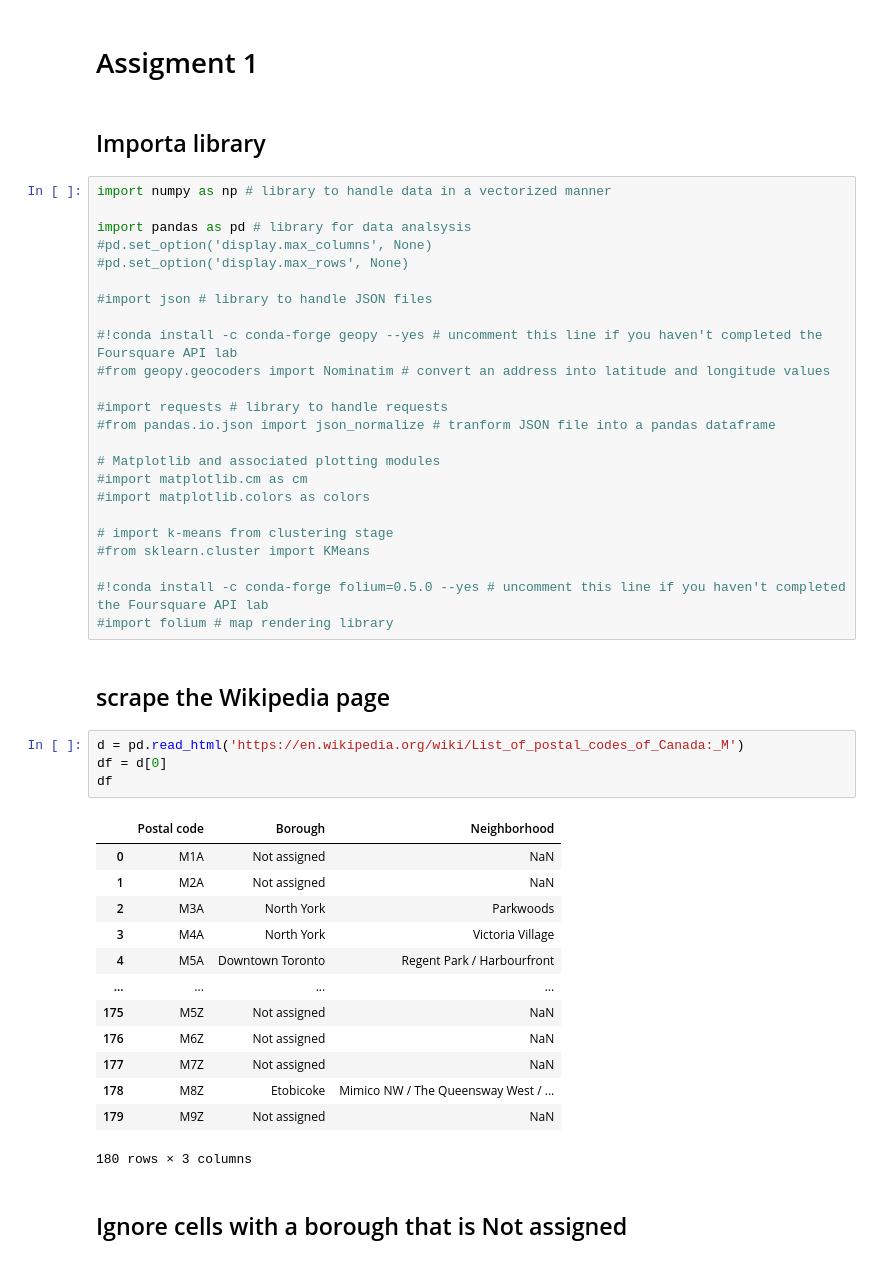
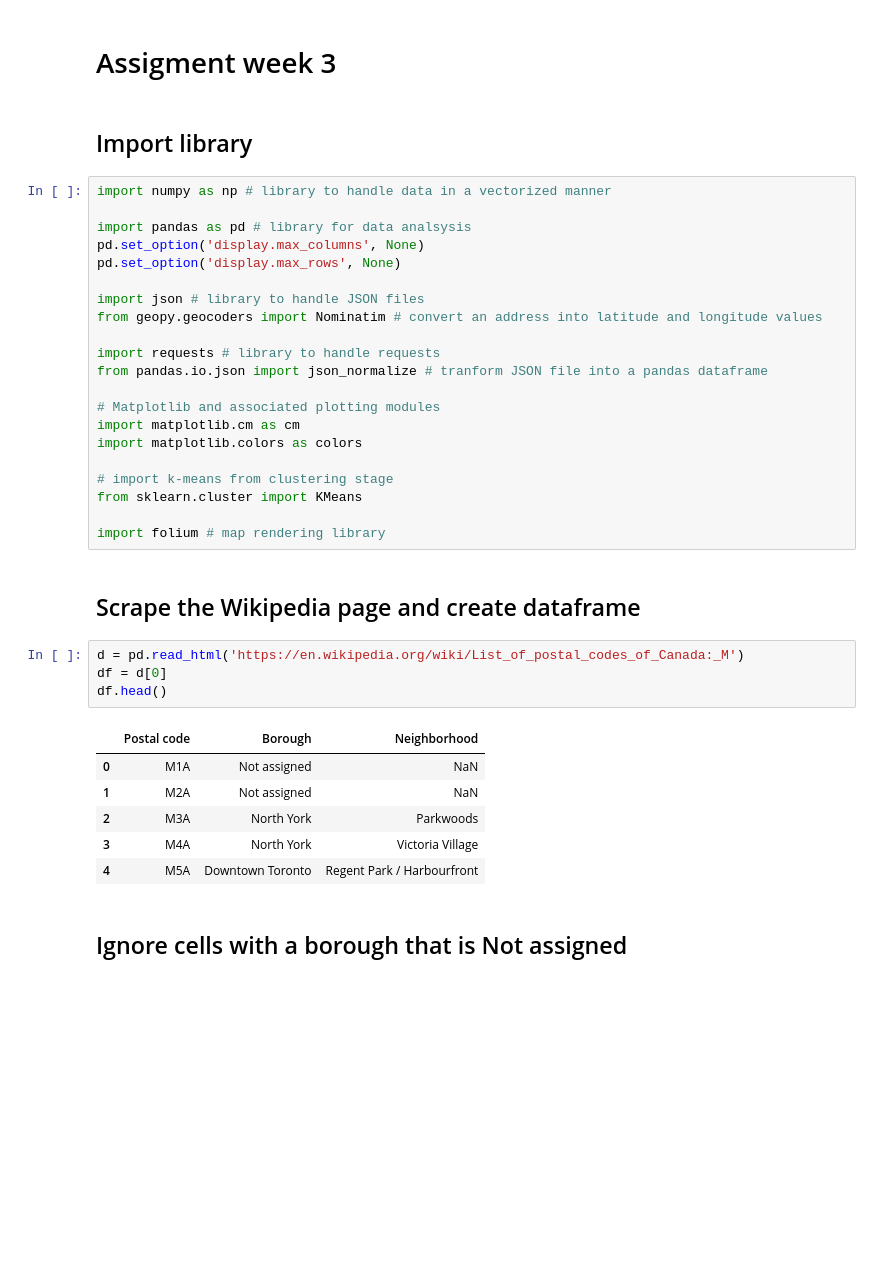
Before and after one commit to michmontano/github-example, a Jupyter notebook: Capstone_week3.ipynb, the cells around one changed output. Drawn from its saved outputs; the diff is of its cells as text; blank space fills up the shorter version.

Commit message:
capstone project week 3

```diff
--- a/Capstone_week3.ipynb
+++ b/Capstone_week3.ipynb
@@ -1,50 +1,40 @@
 # %% [markdown]
-# Assigment 1
+# Assigment week 3
 # %% [markdown]
-## Importa library
+## Import library
 # %%
 import numpy as np # library to handle data in a vectorized manner
 
 import pandas as pd # library for data analsysis
-#pd.set_option('display.max_columns', None)
-#pd.set_option('display.max_rows', None)
+pd.set_option('display.max_columns', None)
+pd.set_option('display.max_rows', None)
 
-#import json # library to handle JSON files
+import json # library to handle JSON files
+from geopy.geocoders import Nominatim # convert an address into latitude and longitude values
 
-#!conda install -c conda-forge geopy --yes # uncomment this line if you haven't completed the Foursquare API lab
-#from geopy.geocoders import Nominatim # convert an address into latitude and longitude values
-
-#import requests # library to handle requests
-#from pandas.io.json import json_normalize # tranform JSON file into a pandas dataframe
+import requests # library to handle requests
+from pandas.io.json import json_normalize # tranform JSON file into a pandas dataframe
 
 # Matplotlib and associated plotting modules
-#import matplotlib.cm as cm
-#import matplotlib.colors as colors
+import matplotlib.cm as cm
+import matplotlib.colors as colors
 
 # import k-means from clustering stage
-#from sklearn.cluster import KMeans
+from sklearn.cluster import KMeans
 
-#!conda install -c conda-forge folium=0.5.0 --yes # uncomment this line if you haven't completed the Foursquare API lab
-#import folium # map rendering library
+import folium # map rendering library
 # %% [markdown]
-## scrape the Wikipedia page
+## Scrape the Wikipedia page and create dataframe
 # %%
 d = pd.read_html('https://en.wikipedia.org/wiki/List_of_postal_codes_of_Canada:_M')
 df = d[0]
-df
+df.head()
 # %% [output]
 |  | Postal code | Borough | Neighborhood |
 | 0 | M1A | Not assigned | NaN |
 | 1 | M2A | Not assigned | NaN |
 | 2 | M3A | North York | Parkwoods |
 | 3 | M4A | North York | Victoria Village |
 | 4 | M5A | Downtown Toronto | Regent Park / Harbourfront |
-| ... | ... | ... | ... |
-| 175 | M5Z | Not assigned | NaN |
-| 176 | M6Z | Not assigned | NaN |
-| 177 | M7Z | Not assigned | NaN |
-| 178 | M8Z | Etobicoke | Mimico NW / The Queensway West / ... |
-| 179 | M9Z | Not assigned | NaN |
-180 rows × 3 columns
 # %% [markdown]
 ## Ignore cells with a borough that is Not assigned
```
Also changed, not shown: parts of 81 cells of this notebook.
